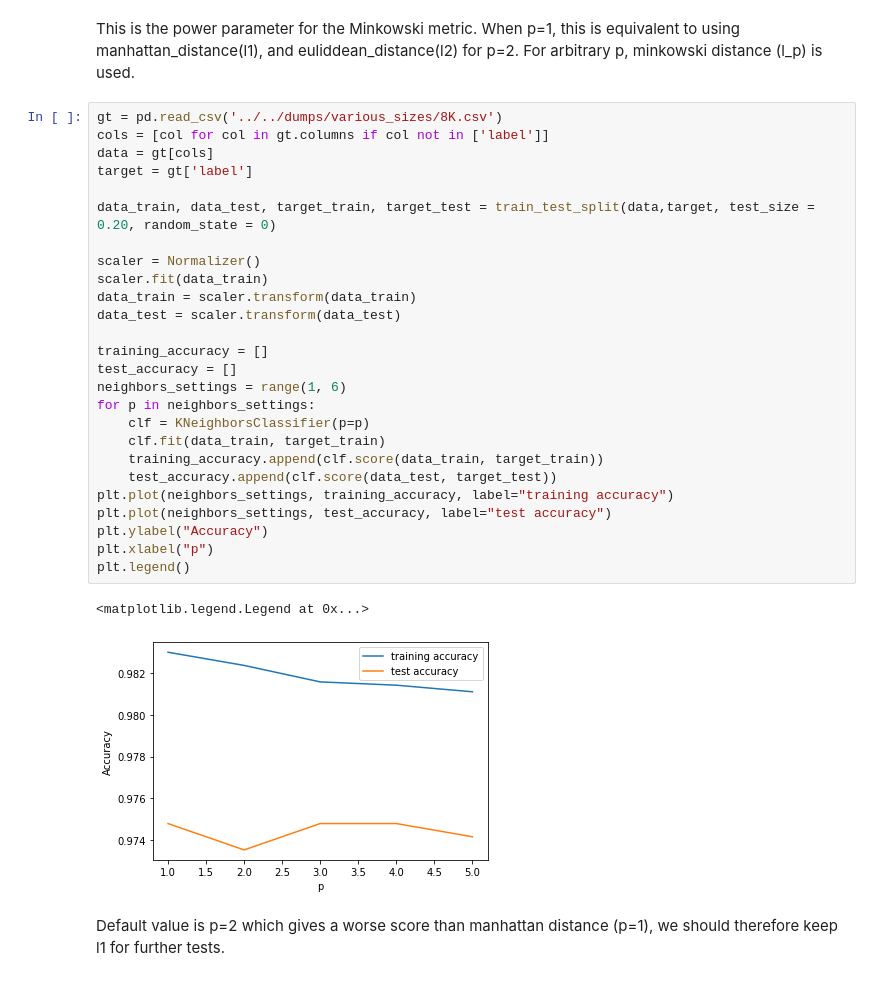
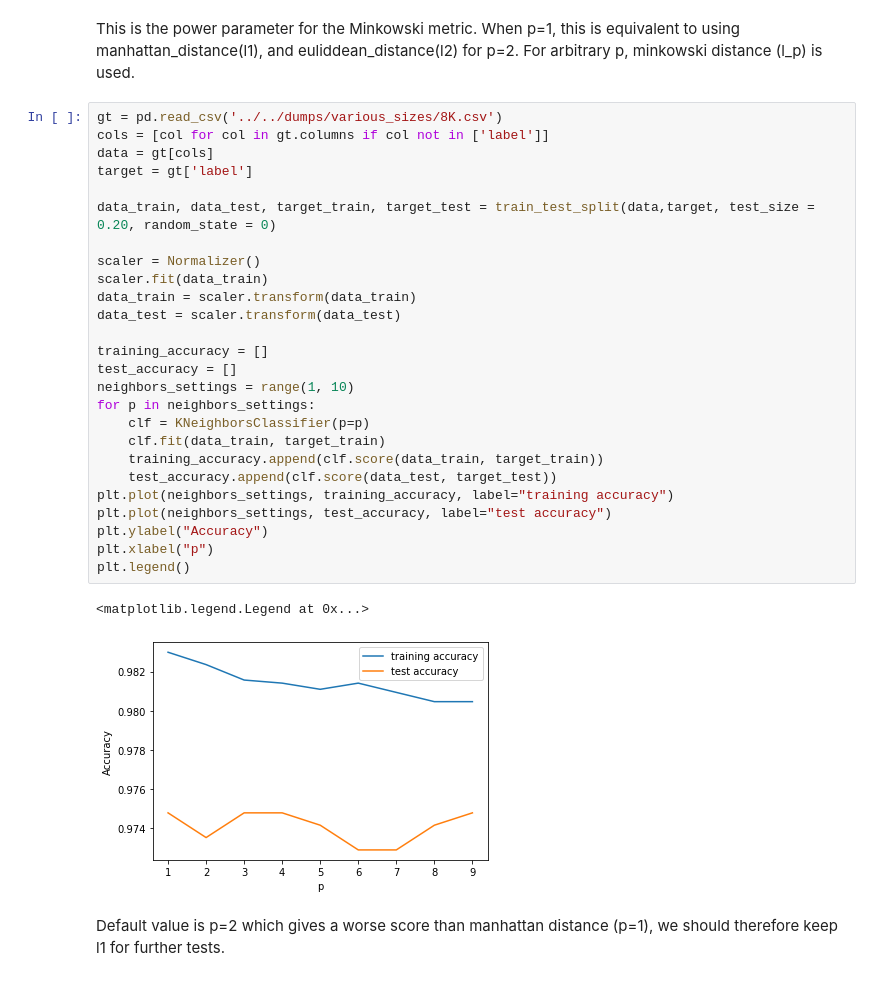
Before and after one commit to roussieau/masterthesis, a Jupyter notebook: src/machine_learning/KNearestNeighbors/parameters_tuning.ipynb, the cells around one changed output. Drawn from its saved outputs; the diff is of its cells as text.

```diff
--- a/src/machine_learning/KNearestNeighbors/parameters_tuning.ipynb
+++ b/src/machine_learning/KNearestNeighbors/parameters_tuning.ipynb
@@ -26,32 +31,32 @@ This is the power parameter for the Minkowski metric. When p=1, this is equivale
 # %%
 gt = pd.read_csv('../../dumps/various_sizes/8K.csv')
 cols = [col for col in gt.columns if col not in ['label']]
 data = gt[cols]
 target = gt['label']
 
 data_train, data_test, target_train, target_test = train_test_split(data,target, test_size = 0.20, random_state = 0)
 
 scaler = Normalizer()
 scaler.fit(data_train)
 data_train = scaler.transform(data_train)
 data_test = scaler.transform(data_test)
 
 training_accuracy = []
 test_accuracy = []
-neighbors_settings = range(1, 6)
+neighbors_settings = range(1, 10)
 for p in neighbors_settings:
     clf = KNeighborsClassifier(p=p)
     clf.fit(data_train, target_train)
     training_accuracy.append(clf.score(data_train, target_train))
     test_accuracy.append(clf.score(data_test, target_test))
 plt.plot(neighbors_settings, training_accuracy, label="training accuracy")
 plt.plot(neighbors_settings, test_accuracy, label="test accuracy")
 plt.ylabel("Accuracy")
 plt.xlabel("p")
 plt.legend()
 # %% [output]
 <matplotlib.legend.Legend at 0x...>
-[figure, old version]
+[figure, new version]
 # %% [markdown]
 Default value is p=2 which gives a worse score than manhattan distance (p=1), we should therefore keep l1 for further tests.
 # %% [markdown]
```
Also changed, not shown: parts of 2 cells of this notebook, 11 other files.
